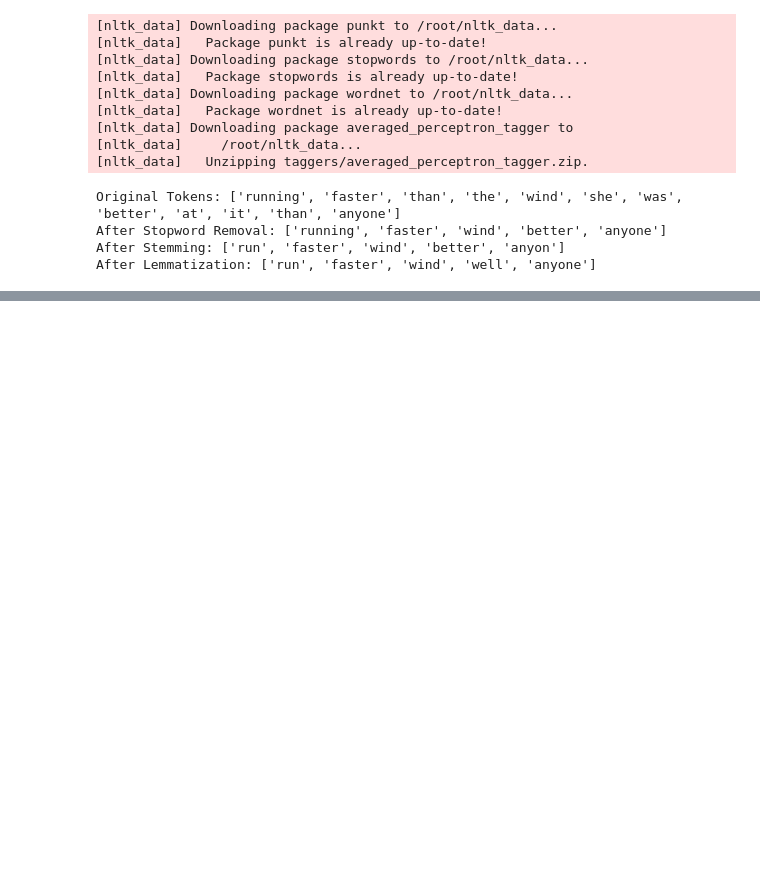
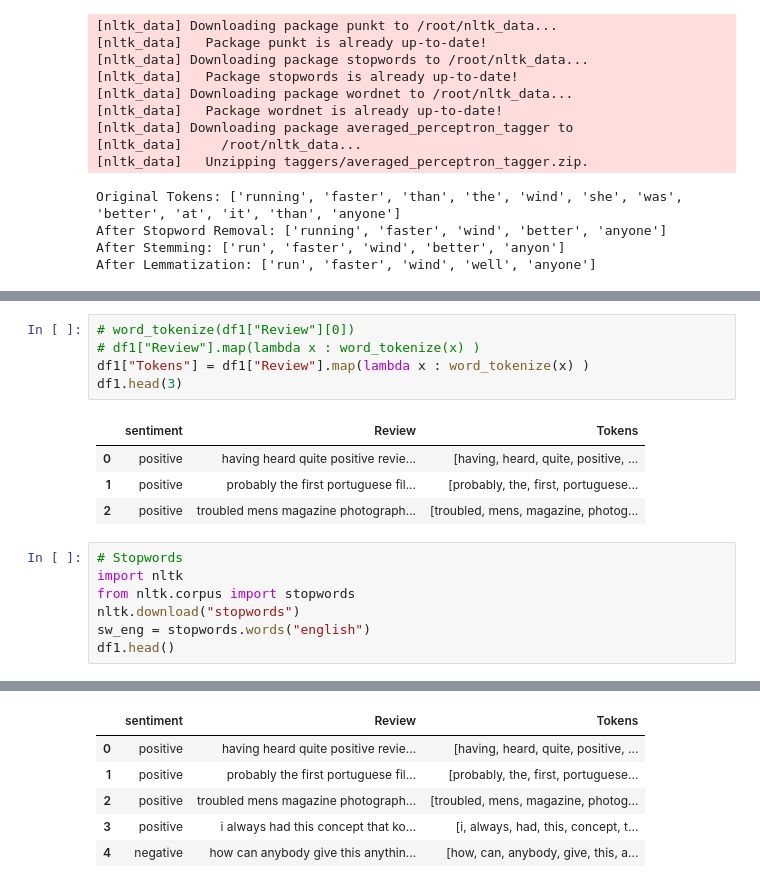
Before and after one commit to ankurs190/GenAI-Durgasoft-, a Jupyter notebook: NLP_Durgasoft.ipynb, the cells around one changed output, grey strips where cells are left out. Cells and saved outputs as stored; diff of their text form; blank space fills up the shorter version.

```diff
--- a/NLP_Durgasoft.ipynb
+++ b/NLP_Durgasoft.ipynb
@@ -558,0 +672,18 @@ After Lemmatization: ['run', 'faster', 'wind', 'well', 'anyone']
+# %%
+# word_tokenize(df1["Review"][0])
+# df1["Review"].map(lambda x : word_tokenize(x) )
+df1["Tokens"] = df1["Review"].map(lambda x : word_tokenize(x) )
+df1.head(3)
+# %% [output]
+|  | sentiment | Review | Tokens |
+| 0 | positive | having heard quite positive revie... | [having, heard, quite, positive, ... |
+| 1 | positive | probably the first portuguese fil... | [probably, the, first, portuguese... |
+| 2 | positive | troubled mens magazine photograph... | [troubled, mens, magazine, photog... |
+# %%
+# Stopwords
+import nltk
+from nltk.corpus import stopwords
+nltk.download("stopwords")
+sw_eng = stopwords.words("english")
+df1.head()
+# %% [output]
@@ -558,0 +692,6 @@ After Lemmatization: ['run', 'faster', 'wind', 'well', 'anyone']
+|  | sentiment | Review | Tokens |
+| 0 | positive | having heard quite positive revie... | [having, heard, quite, positive, ... |
+| 1 | positive | probably the first portuguese fil... | [probably, the, first, portuguese... |
+| 2 | positive | troubled mens magazine photograph... | [troubled, mens, magazine, photog... |
+| 3 | positive | i always had this concept that ko... | [i, always, had, this, concept, t... |
+| 4 | negative | how can anybody give this anythin... | [how, can, anybody, give, this, a... |
```
Also changed, not shown: parts of 34 cells of this notebook.
